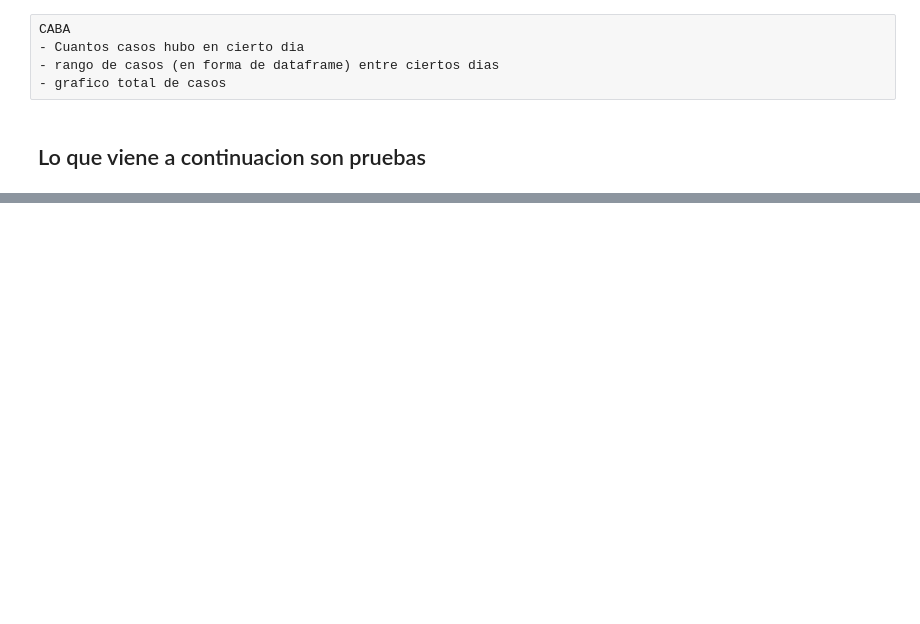
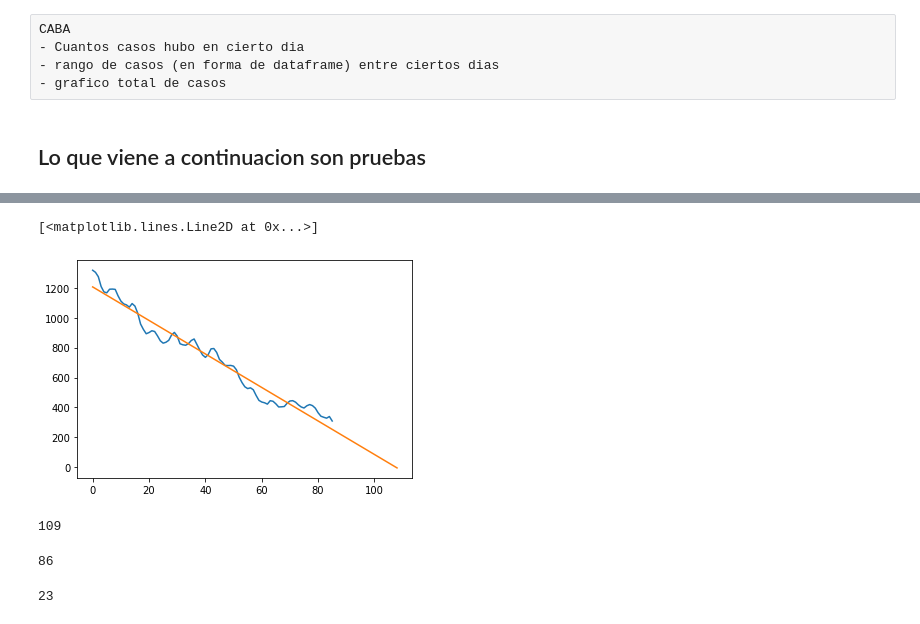
Before and after one commit to JoaquinPolonuer/covid_analysis_caba, a Jupyter notebook: api_notebook.ipynb, the cells around one changed output, grey strips where cells are left out. Drawn from its saved outputs; the diff is of its cells as text; code cells hidden in the pictures; blank space fills up the shorter version.

```diff
--- a/api_notebook.ipynb
+++ b/api_notebook.ipynb
@@ -95,0 +101,7 @@ len(muertes_dia[muertes_dia["provincia"]=="CABA"])
+# %%
+y = np.array(linear_descent).reshape(-1,1)
+# %%
+x = range(len(y))
+x_train = np.array(x).reshape(-1,1)
+# %%
+reg = LinearRegression()
@@ -95,0 +112,26 @@ len(muertes_dia[muertes_dia["provincia"]=="CABA"])
+# %%
+fig,ax = plt.subplots()
+predictions = []
+i = 0
+pred = 1
+while pred > 0:
+    pred = reg.predict([[i]])[0]
+    predictions.append(pred)
+    i+=1
+ax.plot(x,linear_descent)
+ax.plot(range(len(predictions)),predictions)
+# %% [output]
+[<matplotlib.lines.Line2D at 0x...>]
+[figure, added]
+# %%
+len(predictions)
+# %% [output]
+109
+# %%
+len(linear_descent)
+# %% [output]
+86
+# %%
+len(predictions)-len(linear_descent)
+# %% [output]
+23
```
Also changed, not shown: parts of 16 cells of this notebook.
